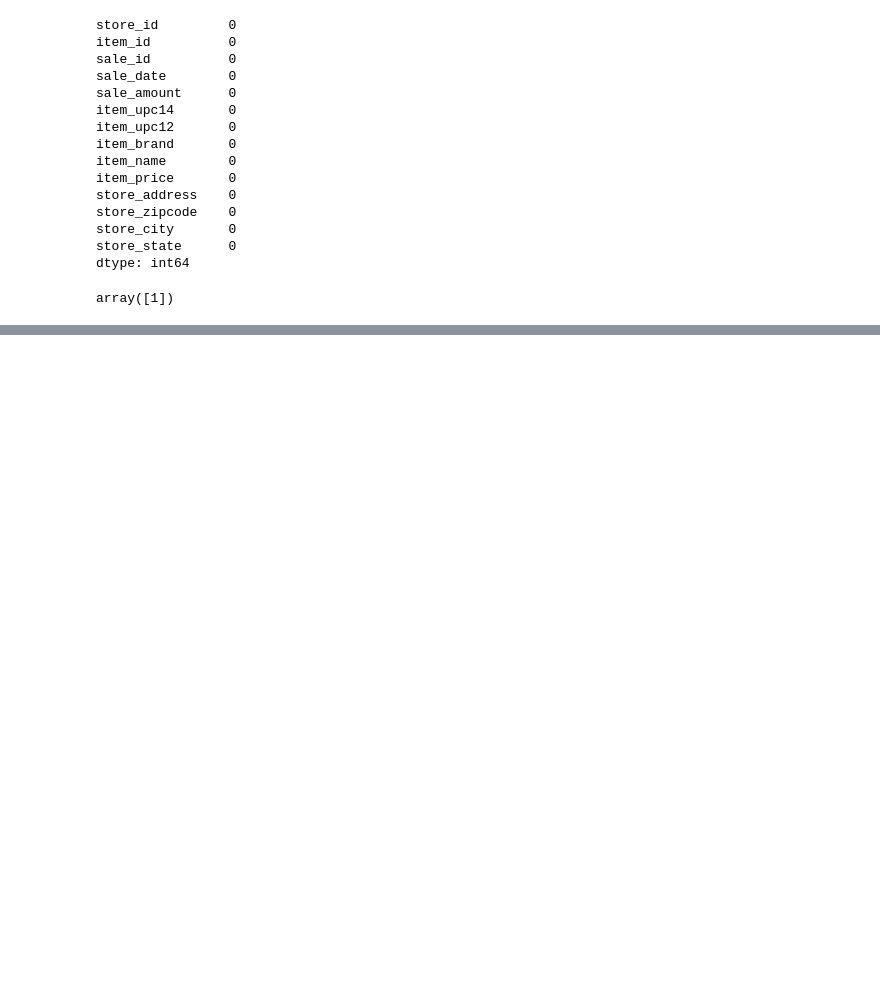
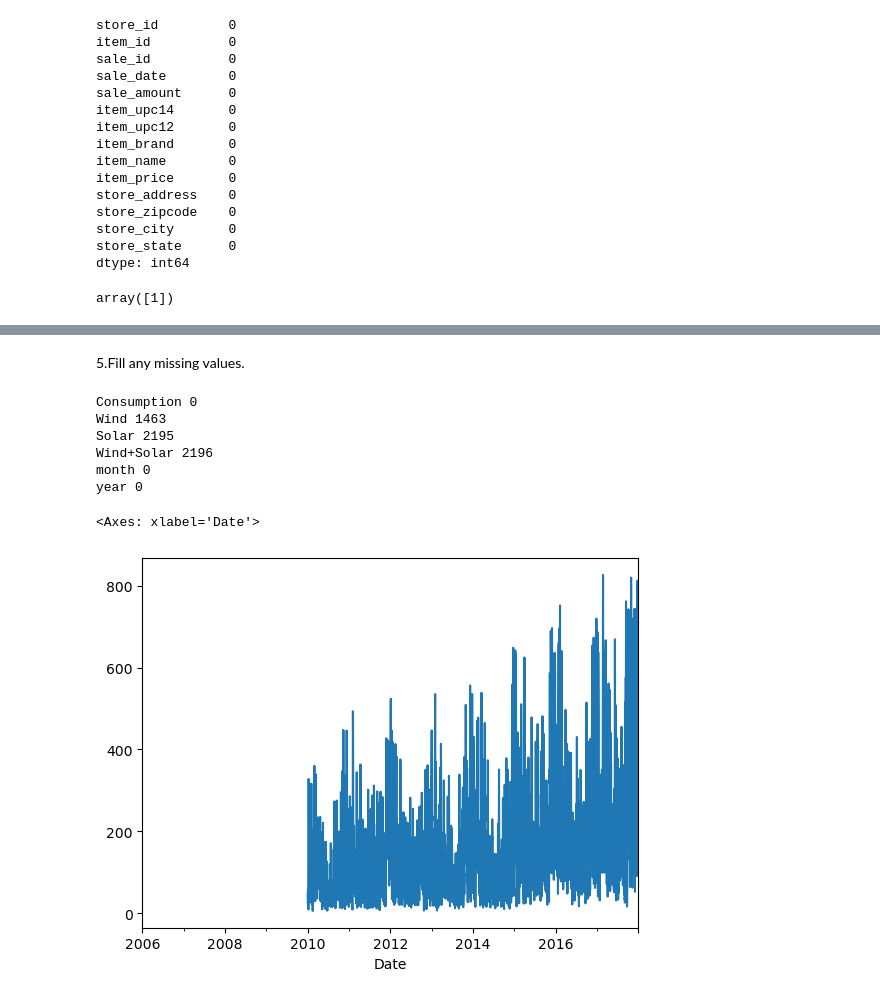
Before and after one commit to Miatta-Sinayoko/time-series-exercises, a Jupyter notebook: prepare_exercise.ipynb, the cells around one changed output, grey strips where cells are left out. Drawn from its saved outputs; the diff is of its cells as text; code cells hidden in the pictures; blank space fills up the shorter version.

```diff
--- a/prepare_exercise.ipynb
+++ b/prepare_exercise.ipynb
@@ -105,0 +201,3 @@ store_df.item_price
+# %%
+power_data_df_power.set_index('Date', inplace=True)
+power_data_df_power.head()
@@ -105,0 +214,4 @@ store_df.item_price
+# %%
+power_data_df_power['month'] = power_data_df_power.index.strftime('%B')
+power_data_df_power['year'] = power_data_df_power.index.strftime('%Y')
+power_data_df_power.head()
@@ -105,0 +226,17 @@ store_df.item_price
+# %% [markdown]
+5.Fill any missing values.
+# %%
+for col in list(power_data_df_power.columns):
+    print(col, power_data_df_power[col].isna().sum())
+# %% [output]
+Consumption 0
+Wind 1463
+Solar 2195
+Wind+Solar 2196
+month 0
+year 0
+# %%
+power_data_df_power.Wind.plot()
+# %% [output]
+<Axes: xlabel='Date'>
+[figure, added]
```
Also changed, not shown: parts of 35 cells of this notebook.
